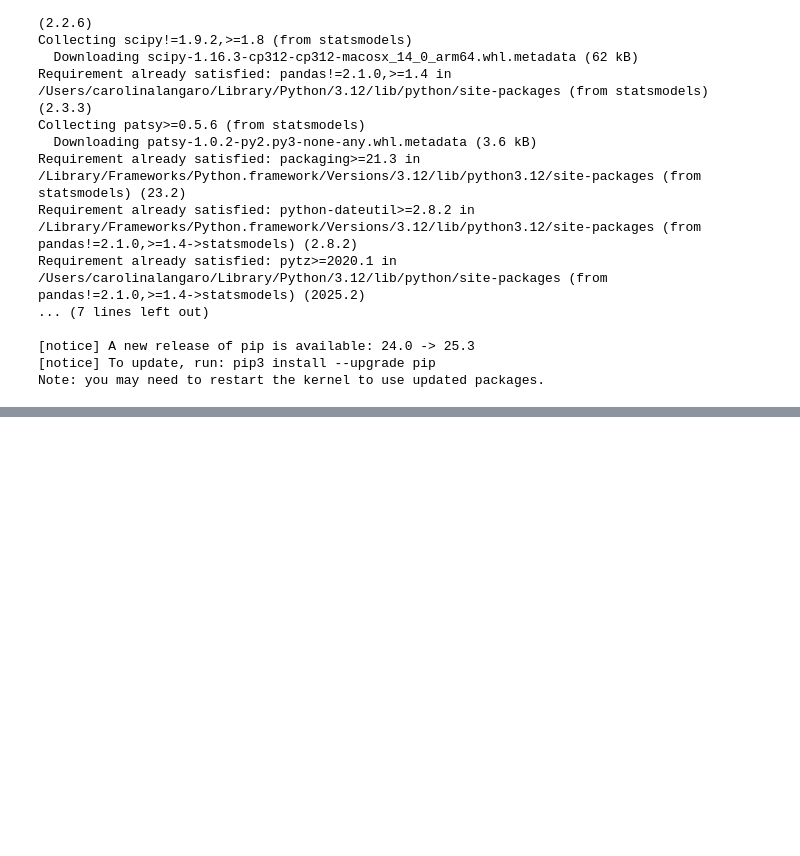
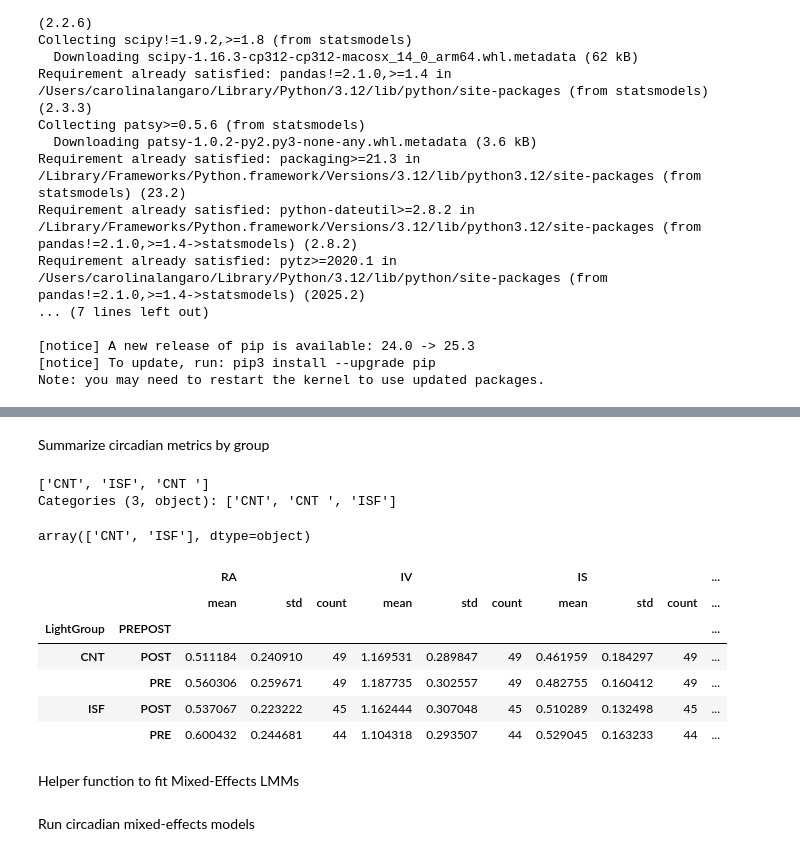
Before and after one commit to clangaro/40Hz-Gamma-Analysis, a Jupyter notebook: notebooks/analysis_pipeline.ipynb, the cells around one changed output, grey strips where cells are left out. Saved outputs shown, nothing was run; the diff lists cells and outputs as text; code cells hidden in the pictures; blank space fills up the shorter version.

```diff
--- a/notebooks/analysis_pipeline.ipynb
+++ b/notebooks/analysis_pipeline.ipynb
@@ -39,0 +58,20 @@ FileNotFoundError: [Errno 2] No such file or directory: 'data/circadian.csv'
+# %%
+circ.columns = [
+    c.strip().replace(" ", "_").replace("%","pct").replace("/","_")
+    for c in circ.columns
+]
+
+circ = circ.rename(columns={
+    "Age_at_Start_(Month)": "AgeStart_month",
+    "Age_Group": "AgeGroup",
+    "Light_Group": "LightGroup",
+    "PRE_POST": "PREPOST"
+})
+
+circ["ID"] = circ["ID"].astype("category")
+circ["AgeGroup"] = circ["AgeGroup"].astype("category")
+circ["LightGroup"] = circ["LightGroup"].astype("category")
+circ["Sex"] = circ["Sex"].astype("category")
+circ["PREPOST"] = circ["PREPOST"].astype("category")
+
+circ.head()
@@ -39,0 +85,28 @@ FileNotFoundError: [Errno 2] No such file or directory: 'data/circadian.csv'
+# %% [markdown]
+Summarize circadian metrics by group
+# %%
+circ["LightGroup"].unique()
+# %% [output]
+['CNT', 'ISF', 'CNT ']
+Categories (3, object): ['CNT', 'CNT ', 'ISF']
+# %%
+circ["LightGroup"] = circ["LightGroup"].astype(str).str.strip().str.upper()
+circ["LightGroup"].unique()
+# %% [output]
+array(['CNT', 'ISF'], dtype=object)
+# %%
+summary_circ = circ.groupby(["LightGroup","PREPOST"])[
+    ["RA","IV","IS","Amplitude","Mean","MESOR"]
+].agg(["mean","std","count"])
+
+summary_circ
+# %% [output]
+|  |  | RA |  |  | IV |  |  | IS |  |  | ... |
+|  |  | mean | std | count | mean | std | count | mean | std | count | ... |
+| LightGroup | PREPOST |  |  |  |  |  |  |  |  |  | ... |
+| CNT | POST | 0.511184 | 0.240910 | 49 | 1.169531 | 0.289847 | 49 | 0.461959 | 0.184297 | 49 | ... |
+|  | PRE | 0.560306 | 0.259671 | 49 | 1.187735 | 0.302557 | 49 | 0.482755 | 0.160412 | 49 | ... |
+| ISF | POST | 0.537067 | 0.223222 | 45 | 1.162444 | 0.307048 | 45 | 0.510289 | 0.132498 | 45 | ... |
+|  | PRE | 0.600432 | 0.244681 | 44 | 1.104318 | 0.293507 | 44 | 0.529045 | 0.163233 | 44 | ... |
+# %% [markdown]
+Helper function to fit Mixed-Effects LMMs
@@ -39,0 +124,2 @@ FileNotFoundError: [Errno 2] No such file or directory: 'data/circadian.csv'
+# %% [markdown]
+Run circadian mixed-effects models
```
Also changed, not shown: parts of 21 cells of this notebook, 1 other file.
